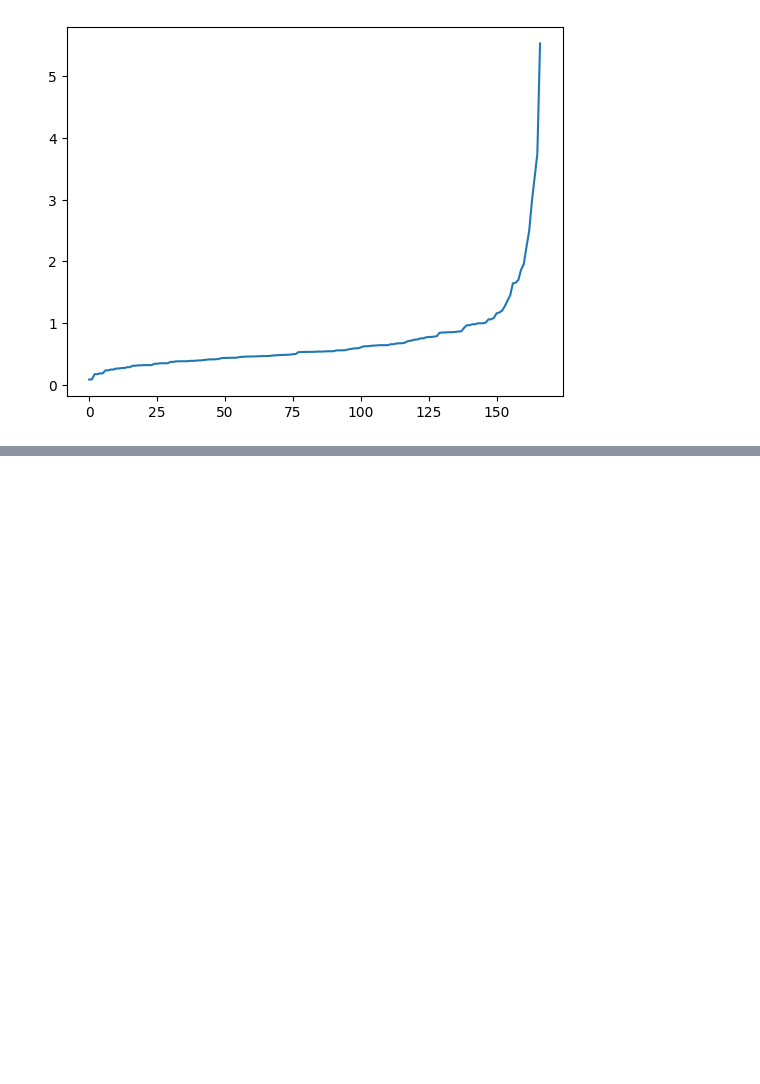
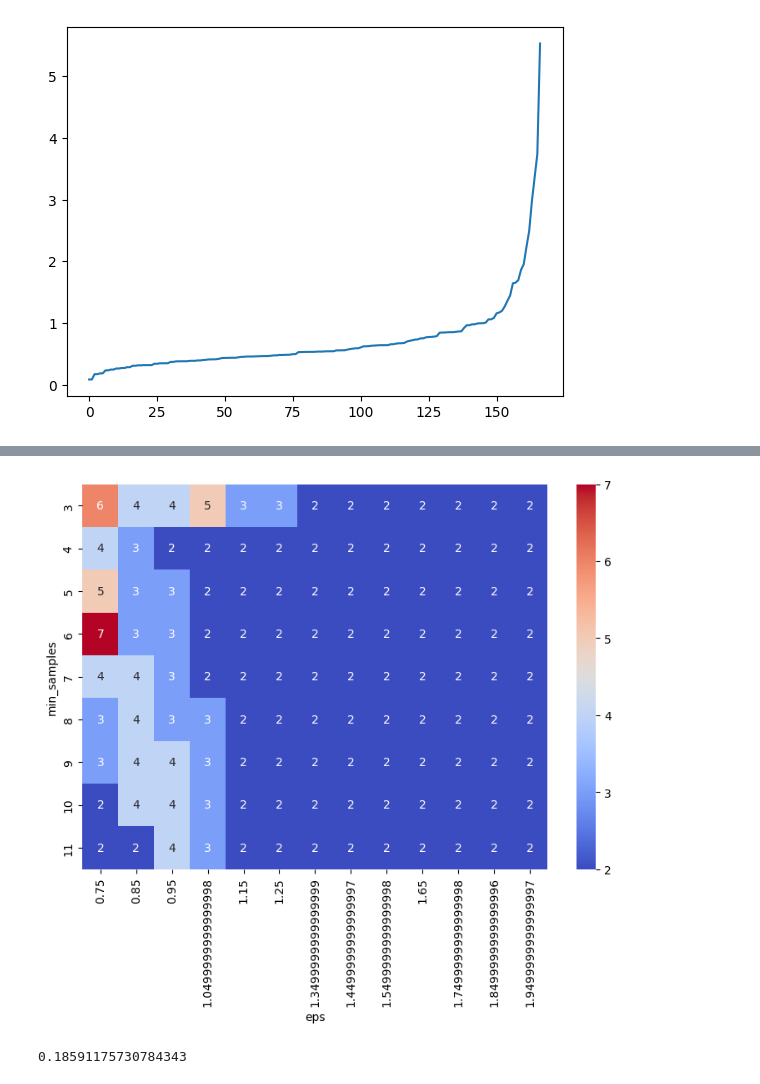
Before and after one commit to PabloJRW/clustering, a Jupyter notebook: proyecto_country.ipynb, the cells around one changed output, grey strips where cells are left out. Saved outputs shown, nothing was run; the diff lists cells and outputs as text; code cells hidden in the pictures; blank space fills up the shorter version.

```diff
--- a/proyecto_country.ipynb
+++ b/proyecto_country.ipynb
@@ -252,0 +266,13 @@ for p in dbscan_params:
+# %%
+plt.figure(figsize=(9,6))
+sns.heatmap(pivot2, annot=True, annot_kws={'size':10}, cmap='coolwarm')
+plt.show()
+# %% [output]
+[figure, added]
+# %%
+dbscan_model = DBSCAN(eps=1.2, min_samples=3)
+y_dbscan = dbscan_model.fit_predict(pca_components)
+print(silhouette_score(pca_components, y_dbscan))
+df_country['dbscan_cluster'] = y_dbscan
+# %% [output]
+0.18591175730784343
```
Also changed, not shown: parts of 6 cells of this notebook.
